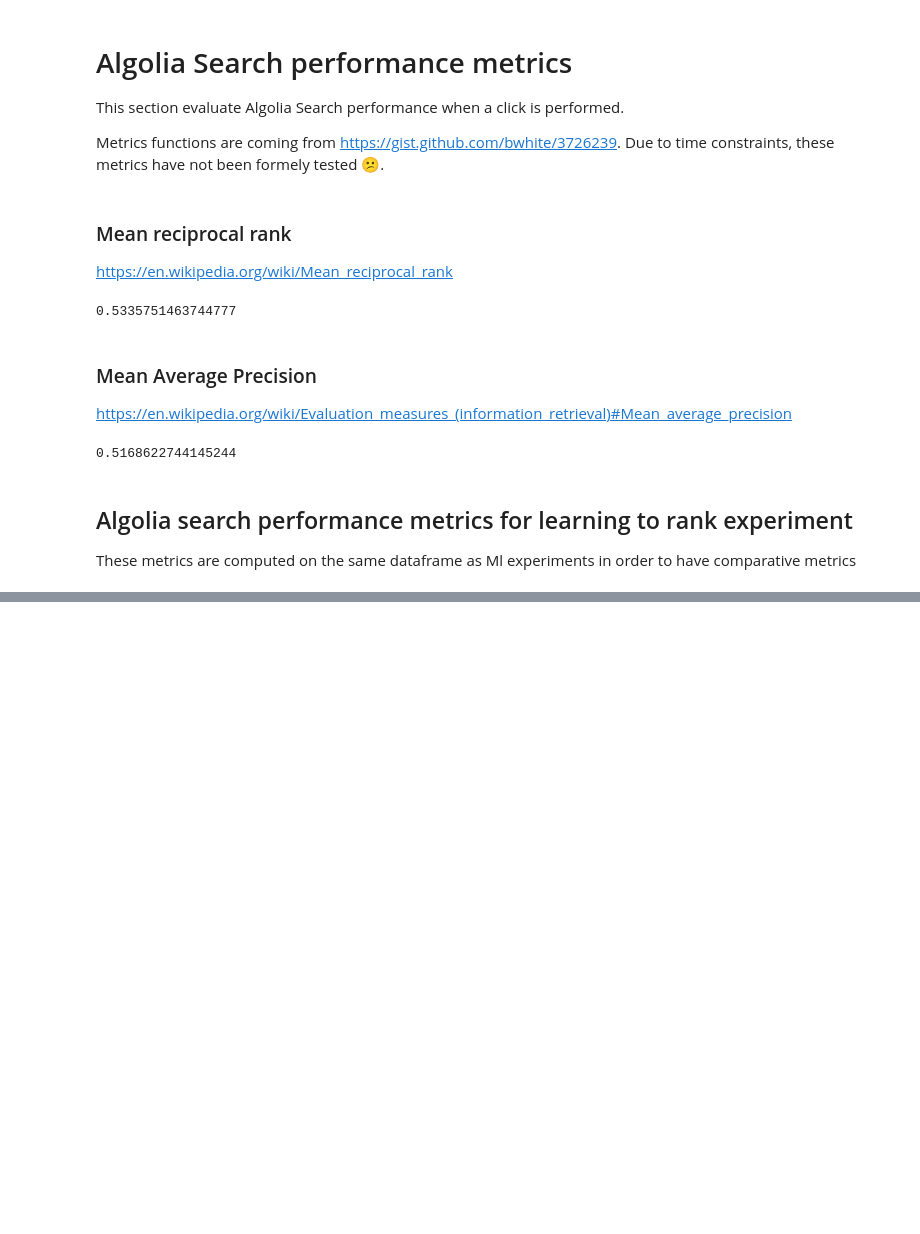
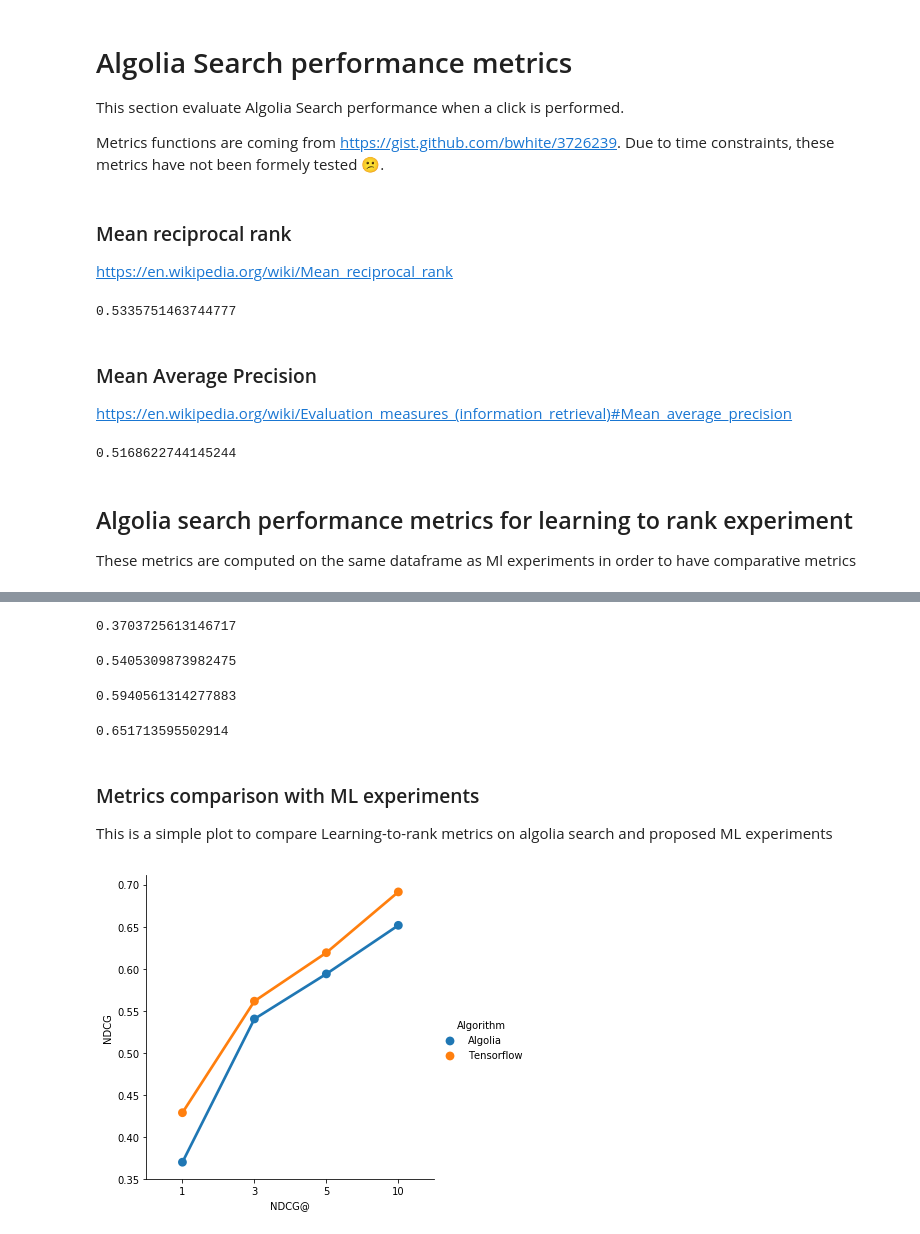
Before and after one commit to jbgariel/algolia-assignment, a Jupyter notebook: notebooks/algoliasearch_metrics.ipynb, the cells around one changed output, grey strips where cells are left out. Drawn from its saved outputs; the diff is of its cells as text; code cells hidden in the pictures; blank space fills up the shorter version.

```diff
--- a/notebooks/algoliasearch_metrics.ipynb
+++ b/notebooks/algoliasearch_metrics.ipynb
@@ -80,0 +87,39 @@ ndcg_at_k(clicks_matrix, 1)
+# %%
+ndcg_ = []
+for query in clicks_matrix:
+    ndcg_.append(ndcg_at_k(query, 1))
+pd.Series(ndcg_).mean()
+# %% [output]
+0.3703725613146717
+# %%
+ndcg_ = []
+for query in clicks_matrix:
+    ndcg_.append(ndcg_at_k(query, 3))
+pd.Series(ndcg_).mean()
+# %% [output]
+0.5405309873982475
+# %%
+ndcg_ = []
+for query in clicks_matrix:
+    ndcg_.append(ndcg_at_k(query, 5))
+pd.Series(ndcg_).mean()
+# %% [output]
+0.5940561314277883
+# %%
+ndcg_ = []
+for query in clicks_matrix:
+    ndcg_.append(ndcg_at_k(query, 10))
+pd.Series(ndcg_).mean()
+# %% [output]
+0.651713595502914
+# %% [markdown]
+### Metrics comparison with ML experiments
+This is a simple plot to compare Learning-to-rank metrics on algolia search and proposed ML experiments
+# %%
+df = pd.DataFrame({'NDCG@':[1,3,5,10],
+                   'Algolia':[0.3703,0.5405,0.5940,0.6517],
+                   'Tensorflow':[0.4291,0.5616,0.6192,0.6914]})
+df = df.melt('NDCG@', var_name='Algorithm',  value_name='NDCG')
+g = sns.factorplot(x="NDCG@", y="NDCG", hue='Algorithm', data=df)
+# %% [output]
+[figure, added]
```
Also changed, not shown: parts of 5 cells of this notebook, 5 other files.
